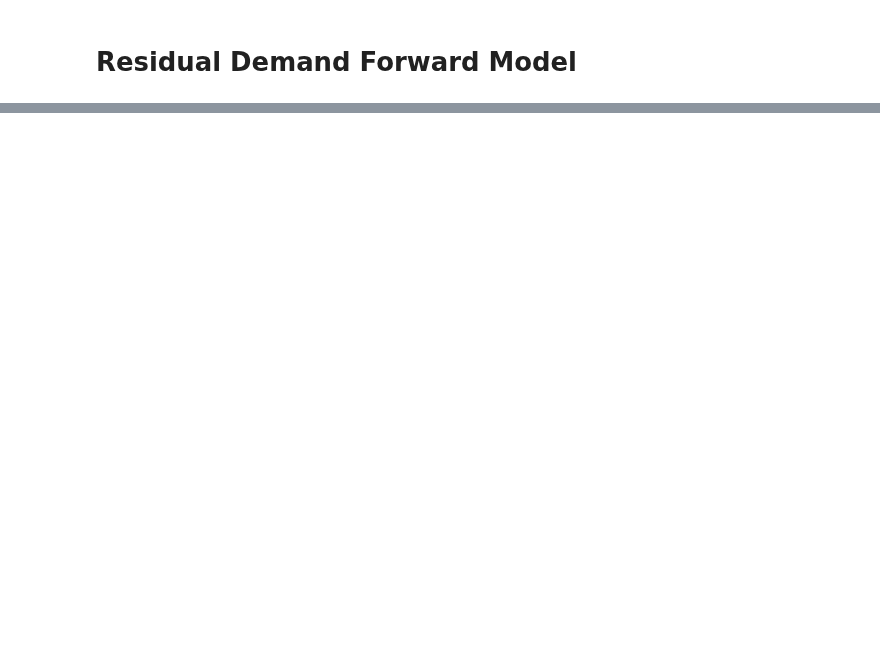
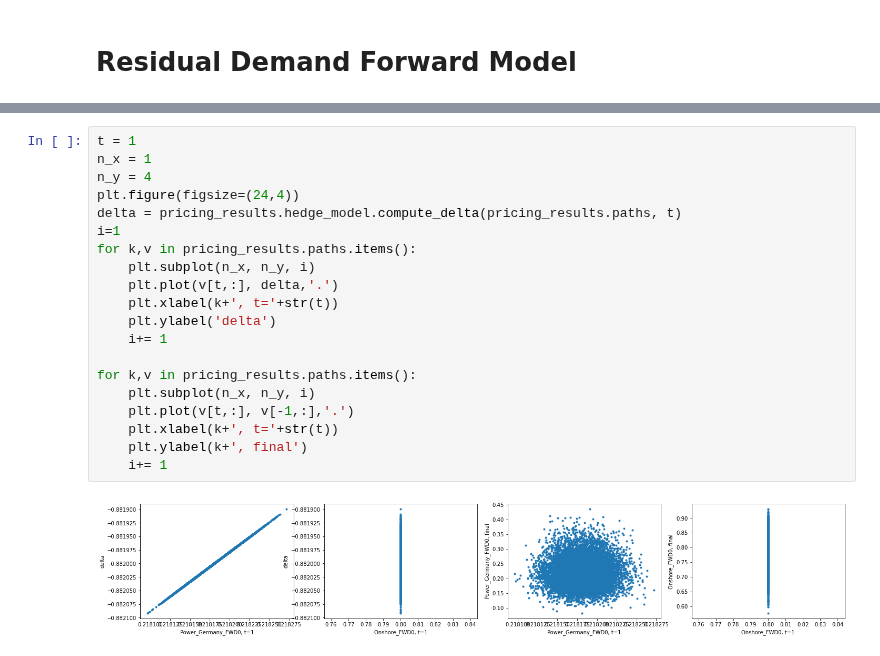
Before and after one commit to pikki622/RiVaPy, a Jupyter notebook: notebooks/models/residual_demand_forward_model_new.ipynb, the cells around one changed output, grey strips where cells are left out. Saved outputs shown, nothing was run; the diff lists cells and outputs as text; blank space fills up the shorter version.

```diff
--- a/notebooks/models/residual_demand_forward_model_new.ipynb
+++ b/notebooks/models/residual_demand_forward_model_new.ipynb
@@ -121,0 +211,22 @@ plt.plot(tmp[:,0]);
+# %%
+t = 1
+n_x = 1
+n_y = 4
+plt.figure(figsize=(24,4))
+delta = pricing_results.hedge_model.compute_delta(pricing_results.paths, t)
+i=1
+for k,v in pricing_results.paths.items():
+    plt.subplot(n_x, n_y, i)
+    plt.plot(v[t,:], delta,'.')
+    plt.xlabel(k+', t='+str(t))
+    plt.ylabel('delta')
+    i+= 1
+
+for k,v in pricing_results.paths.items():
+    plt.subplot(n_x, n_y, i)
+    plt.plot(v[t,:], v[-1,:],'.')
+    plt.xlabel(k+', t='+str(t))
+    plt.ylabel(k+', final')
+    i+= 1
+# %% [output]
+[figure, added]
```
Also changed, not shown: parts of 20 cells of this notebook, 1 other file.
